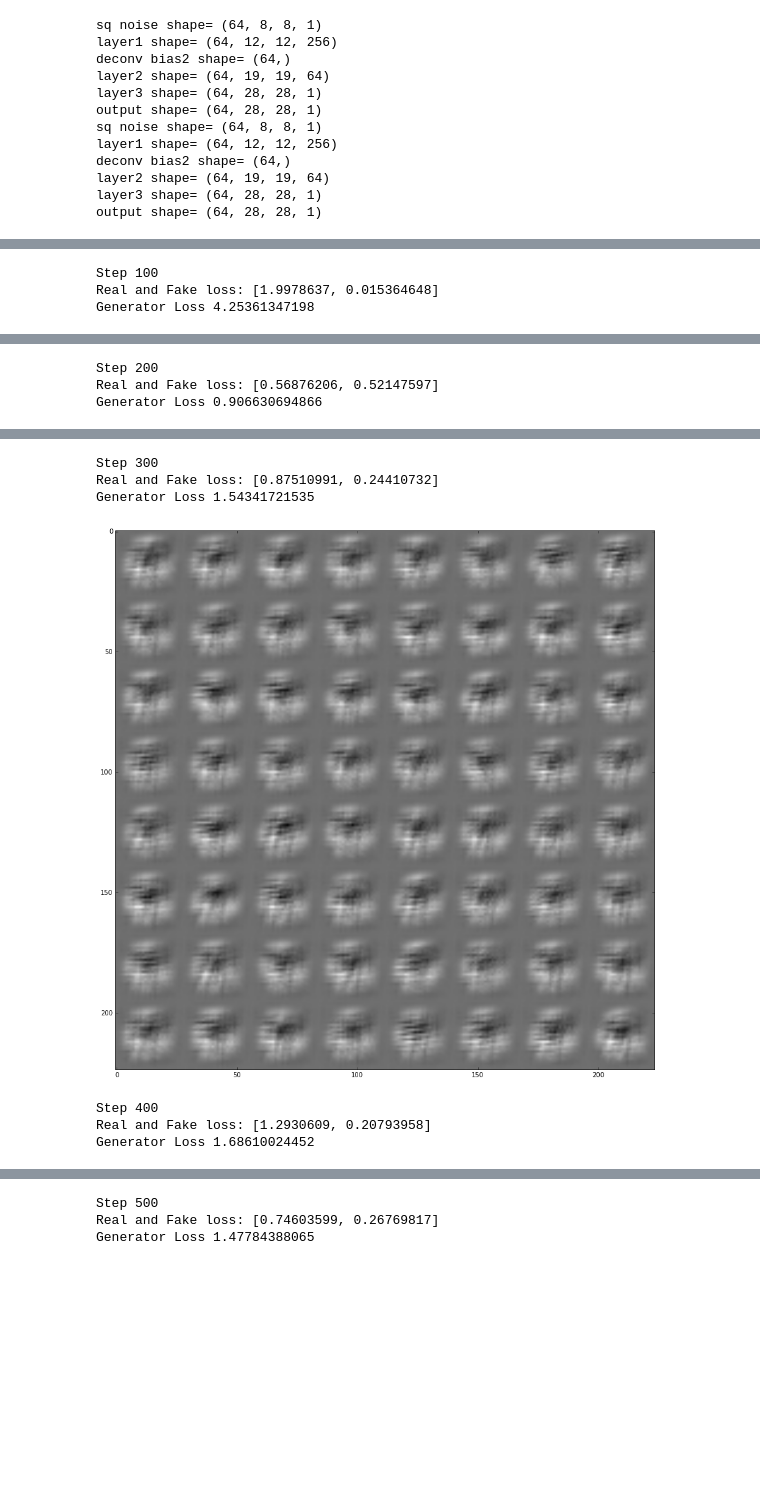
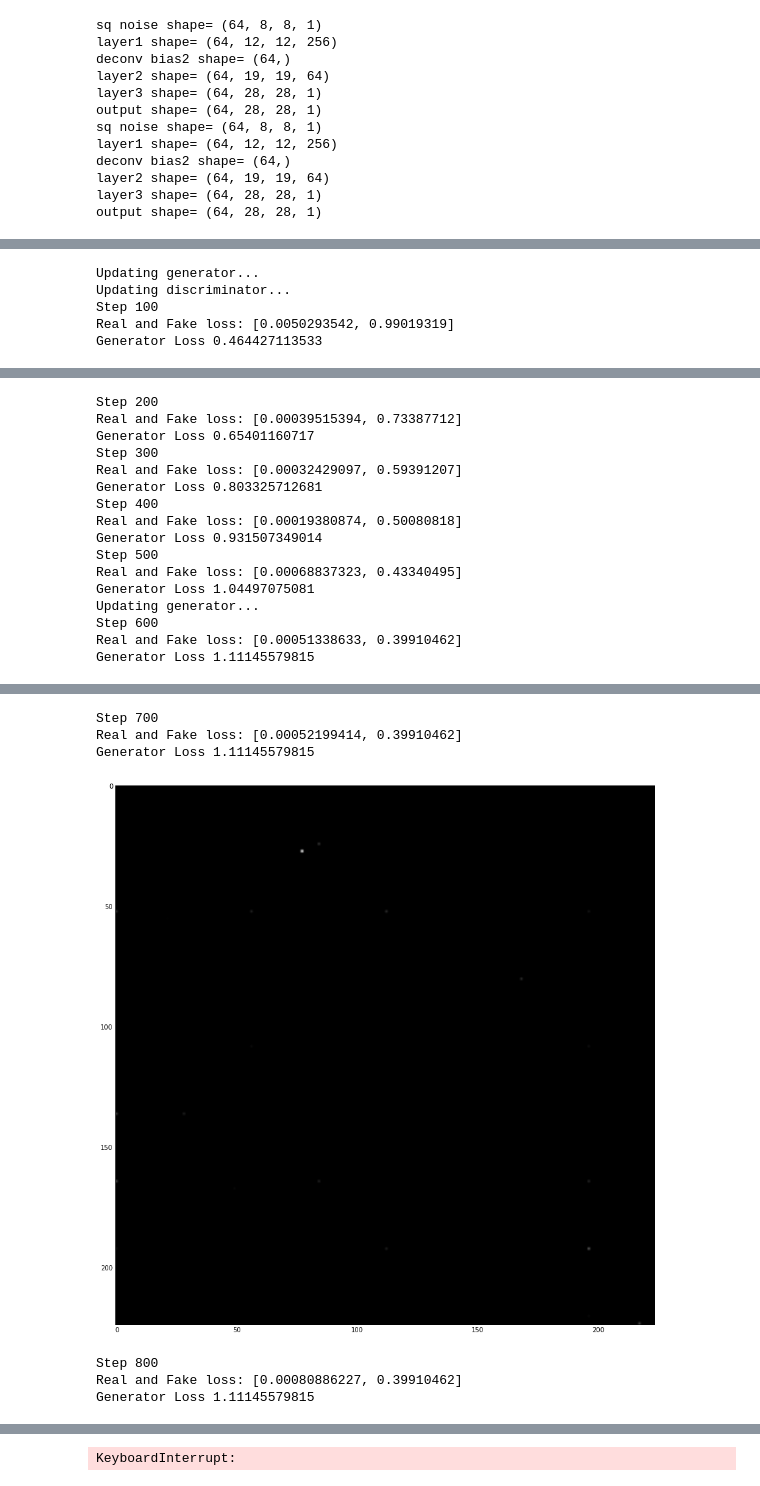
Before and after one commit to delbalso/Simple-Gan, a Jupyter notebook: MNIST GAN.ipynb, the cells around one changed output, grey strips where cells are left out. Drawn from its saved outputs; the diff is of its cells as text; code cells hidden in the pictures; blank space fills up the shorter version.

```diff
--- a/MNIST GAN.ipynb
+++ b/MNIST GAN.ipynb
@@ -117,7 +117,7 @@ with graph.as_default():
                                      output_shape=[num_examples,12,12,256],
                                      strides=[1,1,1,1],
                                      padding='VALID', name=None)
-        layer1 = tf.nn.bias_add(fm1,deconv_bias_1)
+        layer1 = tf.nn.relu(tf.nn.bias_add(fm1,deconv_bias_1))
         print("layer1 shape= {0}".format(layer1.get_shape()))
         fm2 = tf.nn.conv2d_transpose(value=layer1,
                                      filter=deconv_filter_2,
@@ -125,14 +125,14 @@ with graph.as_default():
                                      strides=[1,1,1,1],
                                      padding='VALID', name=None)
         print("deconv bias2 shape= {0}".format(deconv_bias_2.get_shape()))
-        layer2 = tf.nn.bias_add(fm2,deconv_bias_2)
+        layer2 = tf.nn.relu(tf.nn.bias_add(fm2,deconv_bias_2))
         print("layer2 shape= {0}".format(layer2.get_shape()))
         fm3 = tf.nn.conv2d_transpose(value=layer2,
                                      filter=deconv_filter_3,
                                      output_shape=[num_examples,28,28,1],
                                      strides=[1,1,1,1],
                                      padding='VALID', name=None)
-        layer3 = tf.nn.bias_add(fm3,deconv_bias_3)
+        layer3 = tf.nn.relu(tf.nn.bias_add(fm3,deconv_bias_3))
         print("layer3 shape= {0}".format(layer3.get_shape()))
         output = tf.reshape(layer3,[-1,image_size, image_size,1])
         print("output shape= {0}".format(output.get_shape()))
@@ -180,7 +180,7 @@ layer3 shape= (64, 28, 28, 1)
 output shape= (64, 28, 28, 1)
 # %%
 num_steps = 70000
-training_thresh = 0.1
+training_thresh = 0.4
 updating = 'discriminator'
 step = 0
 updated_generator=True
@@ -208,16 +208,16 @@ with tf.Session(graph=graph) as session:
             updated_generator=True
 
         # update model
-        #if updating=='discriminator':
+        if updating=='discriminator':
+            _ = session.run([classifier_optimizer], feed_dict=feed_dict)
+        elif(updating=='generator'):
+            _ = session.run([generator_optimizer], feed_dict=feed_dict)
+        #if l3<l1+l2:
         #    _ = session.run([classifier_optimizer], feed_dict=feed_dict)
-        #elif(updating=='generator'):
+        #else:
         #    _ = session.run([generator_optimizer], feed_dict=feed_dict)
-        if l3<l1+l2:
-            _ = session.run([classifier_optimizer], feed_dict=feed_dict)
-        else:
-            _ = session.run([generator_optimizer], feed_dict=feed_dict)
-            _ = session.run([generator_optimizer], feed_dict=feed_dict)
-            updated_generator=True
+        #    _ = session.run([generator_optimizer], feed_dict=feed_dict)
+        #    updated_generator=True
 
         # log/debug
         images, l3,l1, l2 = session.run([generated_image, generator_loss, classifier_real_loss, classifier_fake_loss], feed_dict=feed_dict)
@@ -237,3 +237,5 @@ Generator Loss 26.9878101349
+Updating generator...
+Updating discriminator...
 Step 100
-Real and Fake loss: [1.9978637, 0.015364648]
-Generator Loss 4.25361347198
+Real and Fake loss: [0.0050293542, 0.99019319]
+Generator Loss 0.464427113533
@@ -241,3 +243,16 @@ Generator Loss 4.25361347198
 Step 200
-Real and Fake loss: [0.56876206, 0.52147597]
-Generator Loss 0.906630694866
+Real and Fake loss: [0.00039515394, 0.73387712]
+Generator Loss 0.65401160717
+Step 300
+Real and Fake loss: [0.00032429097, 0.59391207]
+Generator Loss 0.803325712681
+Step 400
+Real and Fake loss: [0.00019380874, 0.50080818]
+Generator Loss 0.931507349014
+Step 500
+Real and Fake loss: [0.00068837323, 0.43340495]
+Generator Loss 1.04497075081
+Updating generator...
+Step 600
+Real and Fake loss: [0.00051338633, 0.39910462]
+Generator Loss 1.11145579815
@@ -245,7 +260,7 @@ Generator Loss 0.906630694866
-Step 300
-Real and Fake loss: [0.87510991, 0.24410732]
-Generator Loss 1.54341721535
+Step 700
+Real and Fake loss: [0.00052199414, 0.39910462]
+Generator Loss 1.11145579815
-[figure, old version]
+[figure, new version]
-Step 400
-Real and Fake loss: [1.2930609, 0.20793958]
-Generator Loss 1.68610024452
+Step 800
+Real and Fake loss: [0.00080886227, 0.39910462]
+Generator Loss 1.11145579815
@@ -253,3 +268 @@ Generator Loss 1.68610024452
-Step 500
-Real and Fake loss: [0.74603599, 0.26769817]
-Generator Loss 1.47784388065
+KeyboardInterrupt:
```
Also changed, not shown: parts of 1 cell of this notebook.
